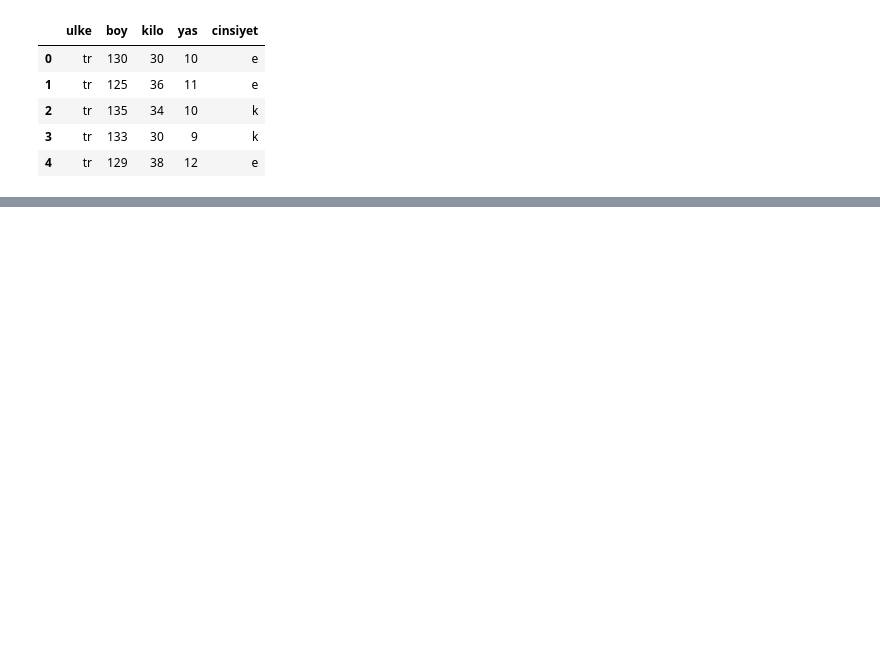
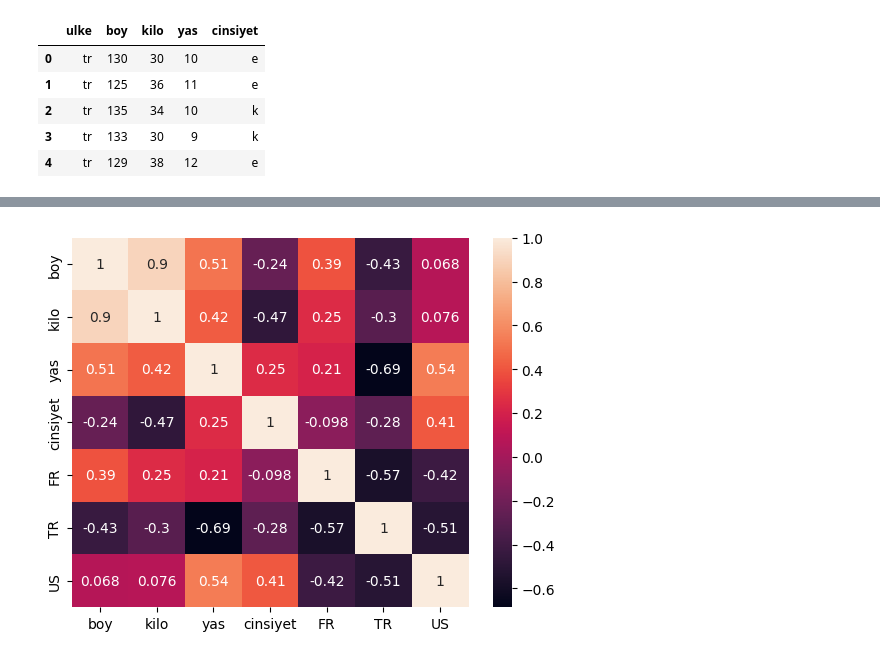
Before and after one commit to EmincanY/Machine-Learning, a Jupyter notebook: Btk Academy ML/Prediction Algorithms/MultipleLinearRegression/MultipleLinearRegression.ipynb, the cells around one changed output, grey strips where cells are left out. Cells and saved outputs as stored; diff of their text form; code cells hidden in the pictures; blank space fills up the shorter version.

```diff
--- a/Btk Academy ML/Prediction Algorithms/MultipleLinearRegression/MultipleLinearRegression.ipynb
+++ b/Btk Academy ML/Prediction Algorithms/MultipleLinearRegression/MultipleLinearRegression.ipynb
@@ -16,3 +25,7 @@ df.head()
+# %%
+sns.heatmap(df.corr() , annot = True);
+# %% [output]
+[figure, added]
 # %%
 from sklearn.preprocessing import LabelEncoder , OneHotEncoder
 # %%
```
Also changed, not shown: parts of 40 cells of this notebook, 2 other files.
